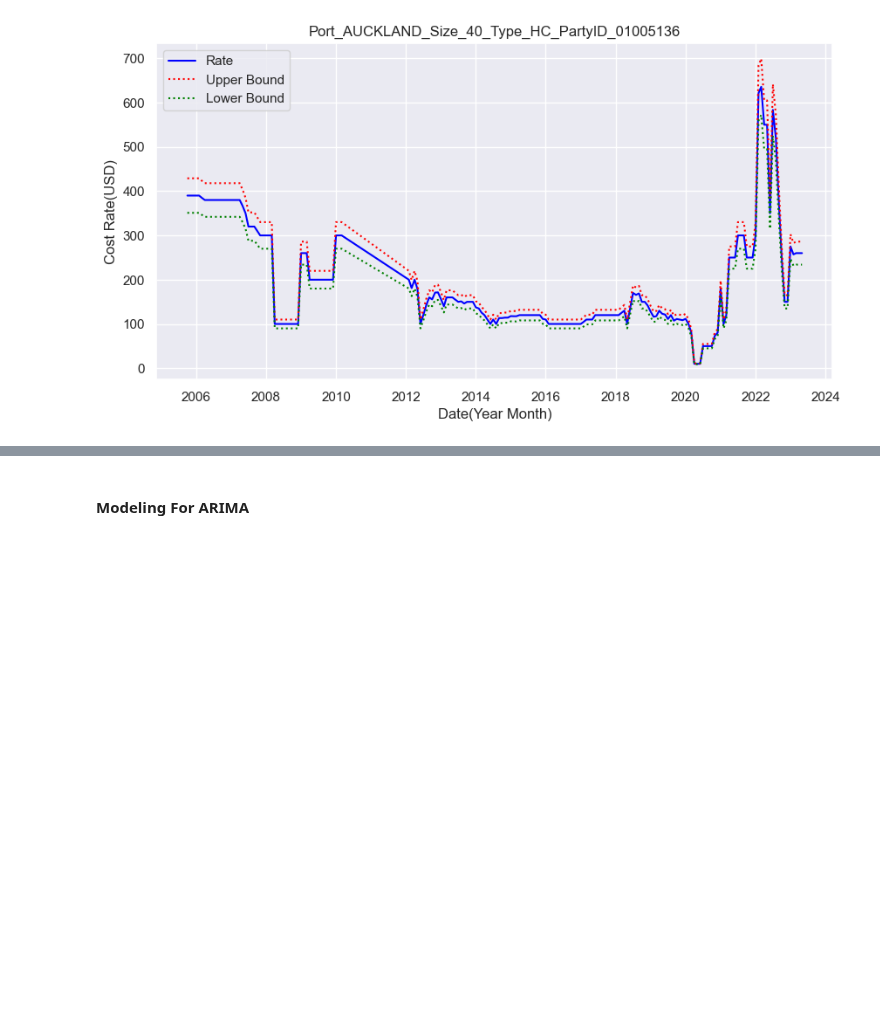
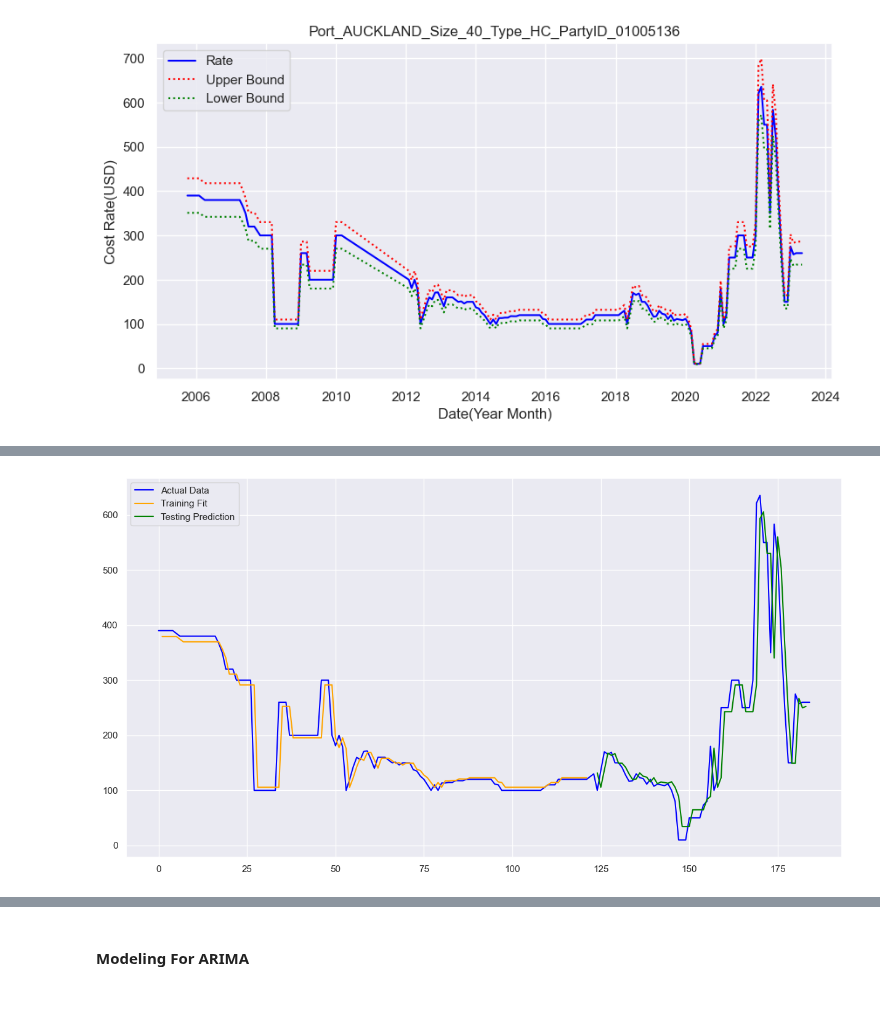
Before and after one commit to aloysiuswjw/Cost-Rate-Analysis, a Jupyter notebook: LA.ipynb, the cells around one changed output, grey strips where cells are left out. Drawn from its saved outputs; the diff is of its cells as text; code cells hidden in the pictures; blank space fills up the shorter version.

```diff
--- a/LA.ipynb
+++ b/LA.ipynb
@@ -471,0 +421,63 @@ Mean Square Error: [9167.06266212]
+# %%
+# Restructure time series data for LSTM model
+def create_dataset(dataset, look_back=1):
+    dataX, dataY = [], []
+    for i in range(len(dataset) - look_back - 1):
+        a = dataset[i:(i+look_back), 0]
+        dataX.append(a)
+        dataY.append(dataset[i + look_back, 0])
+    return np.array(dataX), np.array(dataY)
+# %%
+def create_LSTM_model(trainX, trainY):
+    # LSTM model
+    model = Sequential()
+    model.add(LSTM(4, input_shape=(1, look_back), activation='tanh', recurrent_activation='hard_sigmoid'))
+    model.add(Dense(1))
+    model.compile(loss='mean_squared_error', optimizer='adam')
+
+    # Fit the model
+    model.fit(trainX, trainY, epochs=50, batch_size=1, verbose=2)
+    return model
+# %%
+# Normalize dataset for LSTM
+from sklearn.preprocessing import MinMaxScaler
+scaler = MinMaxScaler(feature_range=(0, 1))
+dataset = scaler.fit_transform(df_lstm['Rate'].values.reshape(-1,1))
+
+# Split into train and test sets
+train_size = int(len(dataset) * 0.67)
+test_size = len(dataset) - train_size
+train, test = dataset[0:train_size,:], dataset[train_size:len(dataset),:]
+
+# Reshape into X=t and Y=t+1, timestep  look_back
+look_back = 1
+trainX, trainY = create_dataset(train, look_back)
+testX, testY = create_dataset(test, look_back)
+
+# Reshape input to be [samples, time steps, features]
+trainX = np.reshape(trainX, (trainX.shape[0], 1, trainX.shape[1]))
+testX = np.reshape(testX, (testX.shape[0], 1, testX.shape[1]))
+
+# Store the model
+model = create_LSTM_model(trainX, trainY)
+
+# Evalute LSTM Model
+trainPredict = model.predict(trainX)
+testPredict = model.predict(testX)
+
+# Invert predictions back to prescaled values
+# This is to compare with original input
+trainPredict = scaler.inverse_transform(trainPredict)
+trainY = scaler.inverse_transform([trainY])
+testPredict = scaler.inverse_transform(testPredict)
+testY = scaler.inverse_transform([testY])
+
+# Calculate mean squared error
+trainScore = calculate_RMSE(trainY[0], trainPredict[:,0])
+print('Train Score: %.2f RMSE' % (trainScore))
+testScore = calculate_RMSE(testY[0], testPredict[:,0])
+print('Test Score: %.2f RMSE' % (testScore))
+
+# View how LSTM model fitting to the actual data
+plot_predictions(dataset, trainPredict, testPredict, look_back)
+# %% [output]
@@ -471,0 +501 @@ Mean Square Error: [9167.06266212]
+[figure, added]
```
Also changed, not shown: parts of 17 cells of this notebook, 1 other file.
